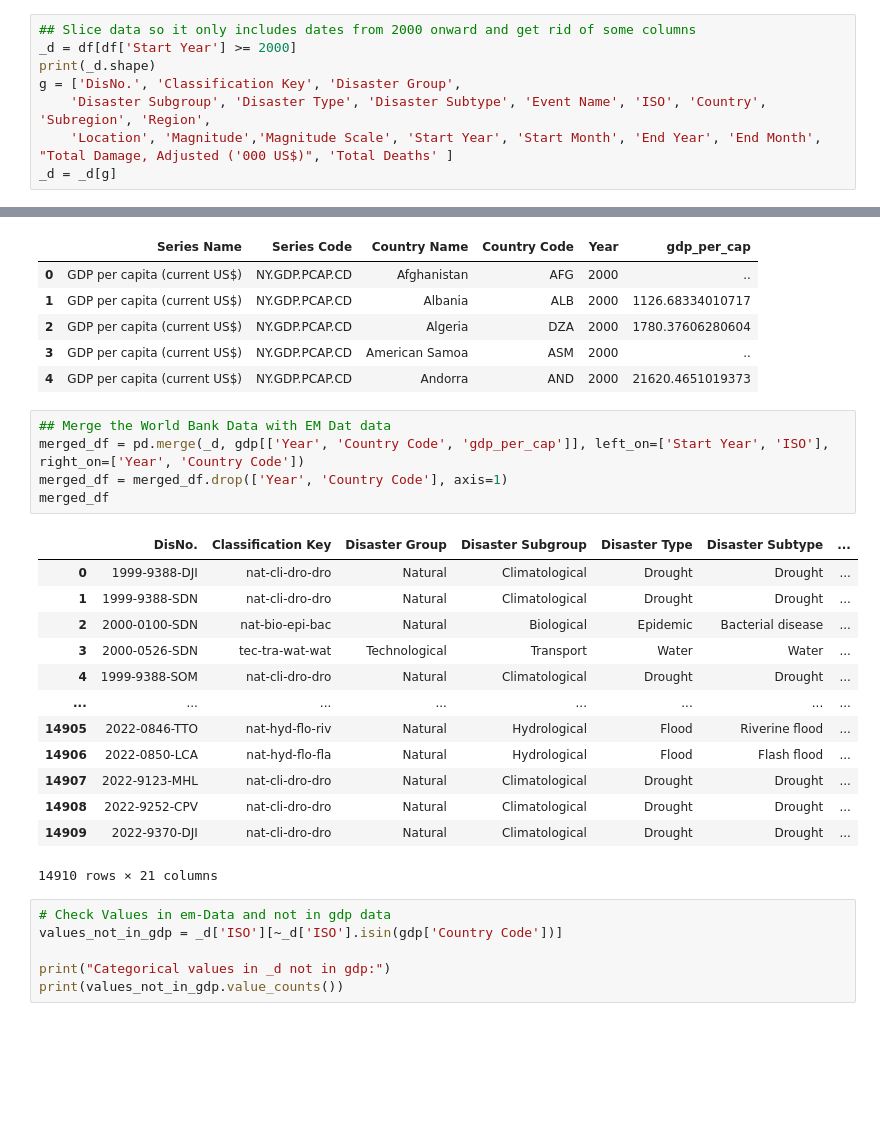
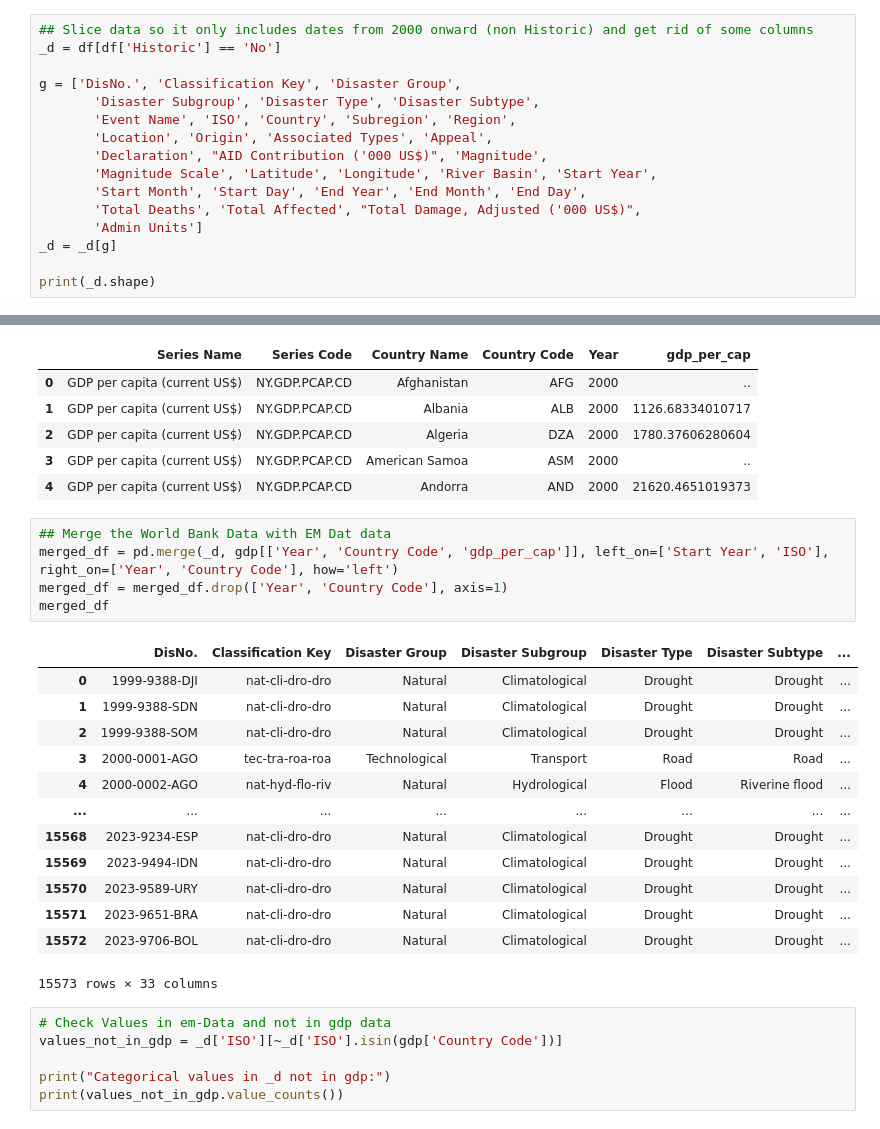
Before and after one commit to harrissamuel/24Spr_-S-Harris-_-disasters-, a Jupyter notebook: Sample_Capstone/code/data_loading/load_data.ipynb, the cells around one changed output, grey strips where cells are left out. Drawn from its saved outputs; the diff is of its cells as text; blank space fills up the shorter version.

```diff
--- a/Sample_Capstone/code/data_loading/load_data.ipynb
+++ b/Sample_Capstone/code/data_loading/load_data.ipynb
@@ -91,11 +91,19 @@ Impact                                 1
 Animal incident                        1
 Name: count, dtype: int64
 # %%
-## Slice data so it only includes dates from 2000 onward and get rid of some columns
-_d = df[df['Start Year'] >= 2000]
+## Slice data so it only includes dates from 2000 onward (non Historic) and get rid of some columns
+_d = df[df['Historic'] == 'No']
+
+g = ['DisNo.', 'Classification Key', 'Disaster Group',
+       'Disaster Subgroup', 'Disaster Type', 'Disaster Subtype',
+       'Event Name', 'ISO', 'Country', 'Subregion', 'Region',
+       'Location', 'Origin', 'Associated Types', 'Appeal',
+       'Declaration', "AID Contribution ('000 US$)", 'Magnitude',
+       'Magnitude Scale', 'Latitude', 'Longitude', 'River Basin', 'Start Year',
+       'Start Month', 'Start Day', 'End Year', 'End Month', 'End Day',
+       'Total Deaths', 'Total Affected', "Total Damage, Adjusted ('000 US$)",
+       'Admin Units']
+_d = _d[g]
+
 print(_d.shape)
-g = ['DisNo.', 'Classification Key', 'Disaster Group',
-    'Disaster Subgroup', 'Disaster Type', 'Disaster Subtype', 'Event Name', 'ISO', 'Country', 'Subregion', 'Region',
-    'Location', 'Magnitude','Magnitude Scale', 'Start Year', 'Start Month', 'End Year', 'End Month', "Total Damage, Adjusted ('000 US$)", 'Total Deaths' ]
-_d = _d[g]
 # %% [output]
@@ -268,23 +287,23 @@ gdp.head()
 | 4 | GDP per capita (current US$) | NY.GDP.PCAP.CD | Andorra | AND | 2000 | 21620.4651019373 |
 # %%
 ## Merge the World Bank Data with EM Dat data
-merged_df = pd.merge(_d, gdp[['Year', 'Country Code', 'gdp_per_cap']], left_on=['Start Year', 'ISO'], right_on=['Year', 'Country Code'])
+merged_df = pd.merge(_d, gdp[['Year', 'Country Code', 'gdp_per_cap']], left_on=['Start Year', 'ISO'], right_on=['Year', 'Country Code'], how='left')
 merged_df = merged_df.drop(['Year', 'Country Code'], axis=1)
 merged_df
 # %% [output]
 |  | DisNo. | Classification Key | Disaster Group | Disaster Subgroup | Disaster Type | Disaster Subtype | ... |
 | 0 | 1999-9388-DJI | nat-cli-dro-dro | Natural | Climatological | Drought | Drought | ... |
 | 1 | 1999-9388-SDN | nat-cli-dro-dro | Natural | Climatological | Drought | Drought | ... |
-| 2 | 2000-0100-SDN | nat-bio-epi-bac | Natural | Biological | Epidemic | Bacterial disease | ... |
-| 3 | 2000-0526-SDN | tec-tra-wat-wat | Technological | Transport | Water | Water | ... |
-| 4 | 1999-9388-SOM | nat-cli-dro-dro | Natural | Climatological | Drought | Drought | ... |
+| 2 | 1999-9388-SOM | nat-cli-dro-dro | Natural | Climatological | Drought | Drought | ... |
+| 3 | 2000-0001-AGO | tec-tra-roa-roa | Technological | Transport | Road | Road | ... |
+| 4 | 2000-0002-AGO | nat-hyd-flo-riv | Natural | Hydrological | Flood | Riverine flood | ... |
 | ... | ... | ... | ... | ... | ... | ... | ... |
-| 14905 | 2022-0846-TTO | nat-hyd-flo-riv | Natural | Hydrological | Flood | Riverine flood | ... |
-| 14906 | 2022-0850-LCA | nat-hyd-flo-fla | Natural | Hydrological | Flood | Flash flood | ... |
-| 14907 | 2022-9123-MHL | nat-cli-dro-dro | Natural | Climatological | Drought | Drought | ... |
-| 14908 | 2022-9252-CPV | nat-cli-dro-dro | Natural | Climatological | Drought | Drought | ... |
-| 14909 | 2022-9370-DJI | nat-cli-dro-dro | Natural | Climatological | Drought | Drought | ... |
+| 15568 | 2023-9234-ESP | nat-cli-dro-dro | Natural | Climatological | Drought | Drought | ... |
+| 15569 | 2023-9494-IDN | nat-cli-dro-dro | Natural | Climatological | Drought | Drought | ... |
+| 15570 | 2023-9589-URY | nat-cli-dro-dro | Natural | Climatological | Drought | Drought | ... |
+| 15571 | 2023-9651-BRA | nat-cli-dro-dro | Natural | Climatological | Drought | Drought | ... |
+| 15572 | 2023-9706-BOL | nat-cli-dro-dro | Natural | Climatological | Drought | Drought | ... |
-14910 rows × 21 columns
+15573 rows × 33 columns
 # %%
 # Check Values in em-Data and not in gdp data
 values_not_in_gdp = _d['ISO'][~_d['ISO'].isin(gdp['Country Code'])]
```
Also changed, not shown: parts of 26 cells of this notebook, 1 other file.
